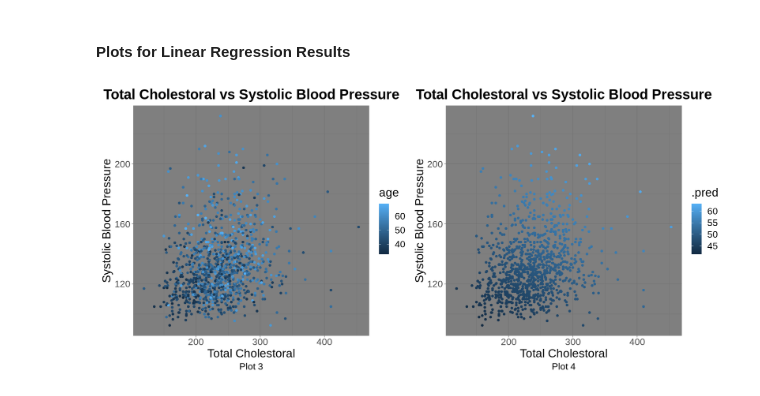
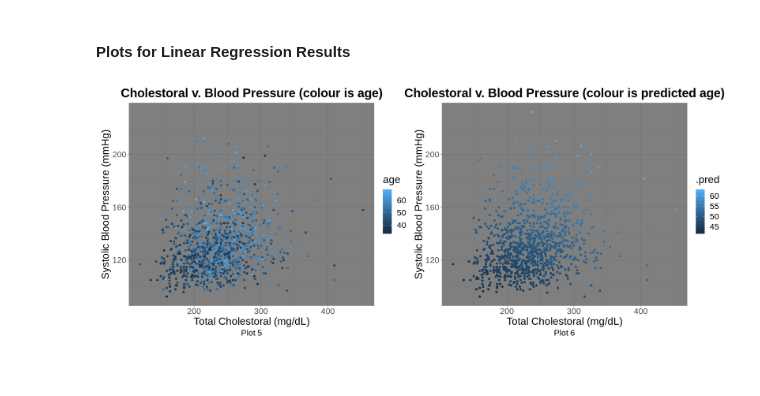
Before and after one commit to Kyleetd/DSCI100-Course-Project-2023, a Jupyter notebook: FinalProjectScript-Regression.ipynb, the cells around one changed output. Drawn from its saved outputs; the diff is of its cells as text; code cells hidden in the pictures.

```diff
--- a/FinalProjectScript-Regression.ipynb
+++ b/FinalProjectScript-Regression.ipynb
@@ -248,33 +261,33 @@ K-nearest neighbours regression resulted in a RSME of 7.628 and an RMSPE of 8.74
 # %%
 ## Predict on testing data and plot
 set.seed(5)
 
 lm_preds <- predict(lm_fit, heart_disease_test) |>
       bind_cols(heart_disease_test)
 
-options(repr.plot.width=15, repr.plot.height=7)
+options(repr.plot.width=17, repr.plot.height=7)
 
 lm_plot1 <- lm_preds |>
   ggplot(aes(x = totChol, y = sysBP, color = age)) +
   geom_point() +
-  labs(x = "Total Cholestoral",
-       y = "Systolic Blood Pressure",
-       title = "Total Cholestoral vs Systolic Blood Pressure",
-       caption = "Plot 3") +
+  labs(x = "Total Cholestoral (mg/dL)",
+       y = "Systolic Blood Pressure (mmHg)",
+       title = "Cholestoral v. Blood Pressure (colour is age)",
+       caption = "Plot 5") +
   theme_dark() +
   theme(text = element_text(size = 20), plot.title = element_text(face = "bold", hjust = 0.5), plot.caption = element_text(hjust = 0.5))
 
 lm_plot2 <- lm_preds |>
   ggplot(aes(x = totChol, y = sysBP, color = .pred)) +
   geom_point() +
-  labs(x = "Total Cholestoral",
-       y = "Systolic Blood Pressure",
-       title = "Total Cholestoral vs Systolic Blood Pressure",
-       caption = "Plot 4") +
+  labs(x = "Total Cholestoral (mg/dL)",
+       y = "Systolic Blood Pressure (mmHg)",
+       title = "Cholestoral v. Blood Pressure (colour is predicted age)",
+       caption = "Plot 6") +
   theme_dark() +
   theme(text = element_text(size = 20), plot.title = element_text(face = "bold", hjust = 0.5), plot.caption = element_text(hjust = 0.5))
 
 lm_plot1 + lm_plot2 +
   plot_layout(ncol = 2)
 # %% [output]
-[figure, old version]
+[figure, new version]
```
Also changed, not shown: parts of 7 cells of this notebook.
